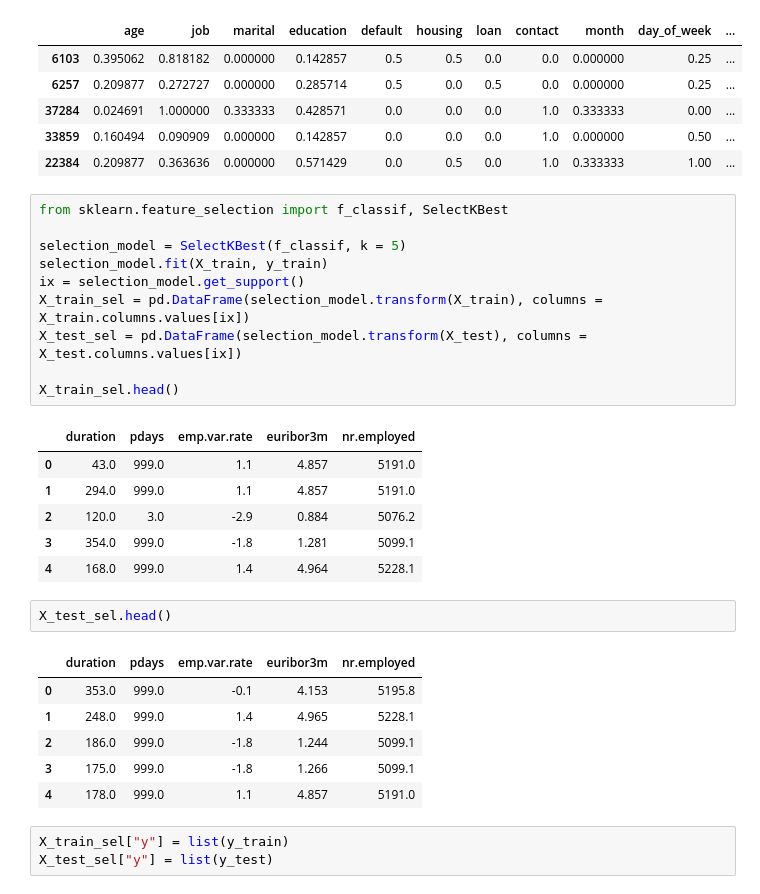
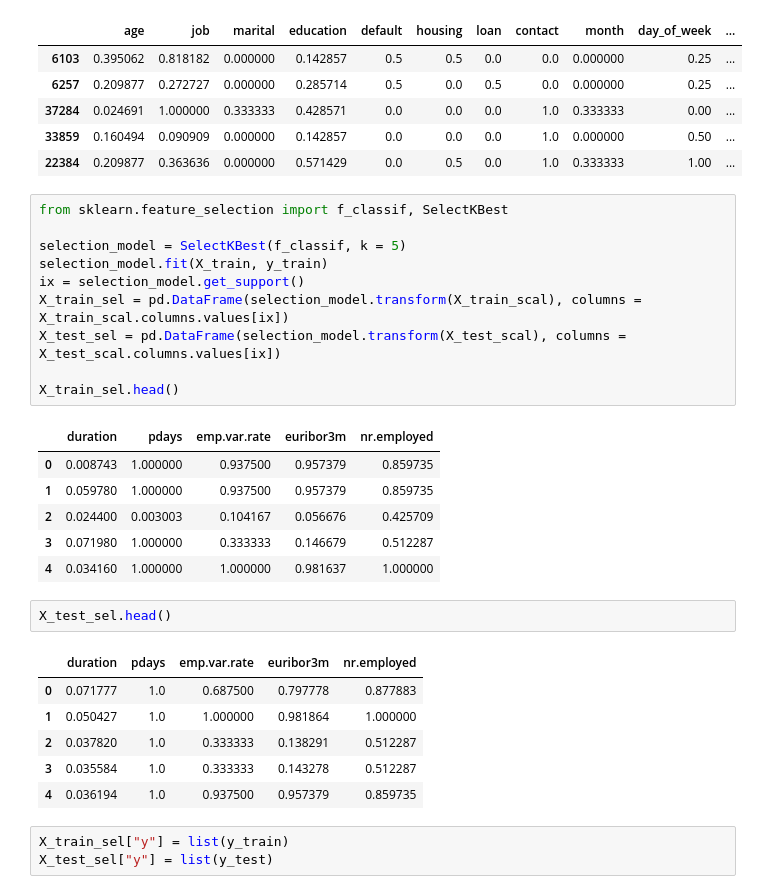
Before and after one commit to VonHyde/bank-marketing-ml-algorithm, a Jupyter notebook: src/explore.ipynb, the cells around one changed output. Cells and saved outputs as stored; diff of their text form.

```diff
--- a/src/explore.ipynb
+++ b/src/explore.ipynb
@@ -298,29 +305,29 @@ X_train_scal.head()
 # %%
 from sklearn.feature_selection import f_classif, SelectKBest
 
 selection_model = SelectKBest(f_classif, k = 5)
 selection_model.fit(X_train, y_train)
 ix = selection_model.get_support()
-X_train_sel = pd.DataFrame(selection_model.transform(X_train), columns = X_train.columns.values[ix])
-X_test_sel = pd.DataFrame(selection_model.transform(X_test), columns = X_test.columns.values[ix])
+X_train_sel = pd.DataFrame(selection_model.transform(X_train_scal), columns = X_train_scal.columns.values[ix])
+X_test_sel = pd.DataFrame(selection_model.transform(X_test_scal), columns = X_test_scal.columns.values[ix])
 
 X_train_sel.head()
 # %% [output]
 |  | duration | pdays | emp.var.rate | euribor3m | nr.employed |
-| 0 | 43.0 | 999.0 | 1.1 | 4.857 | 5191.0 |
-| 1 | 294.0 | 999.0 | 1.1 | 4.857 | 5191.0 |
-| 2 | 120.0 | 3.0 | -2.9 | 0.884 | 5076.2 |
-| 3 | 354.0 | 999.0 | -1.8 | 1.281 | 5099.1 |
-| 4 | 168.0 | 999.0 | 1.4 | 4.964 | 5228.1 |
+| 0 | 0.008743 | 1.000000 | 0.937500 | 0.957379 | 0.859735 |
+| 1 | 0.059780 | 1.000000 | 0.937500 | 0.957379 | 0.859735 |
+| 2 | 0.024400 | 0.003003 | 0.104167 | 0.056676 | 0.425709 |
+| 3 | 0.071980 | 1.000000 | 0.333333 | 0.146679 | 0.512287 |
+| 4 | 0.034160 | 1.000000 | 1.000000 | 0.981637 | 1.000000 |
 # %%
 X_test_sel.head()
 # %% [output]
 |  | duration | pdays | emp.var.rate | euribor3m | nr.employed |
-| 0 | 353.0 | 999.0 | -0.1 | 4.153 | 5195.8 |
-| 1 | 248.0 | 999.0 | 1.4 | 4.965 | 5228.1 |
-| 2 | 186.0 | 999.0 | -1.8 | 1.244 | 5099.1 |
-| 3 | 175.0 | 999.0 | -1.8 | 1.266 | 5099.1 |
-| 4 | 178.0 | 999.0 | 1.1 | 4.857 | 5191.0 |
+| 0 | 0.071777 | 1.0 | 0.687500 | 0.797778 | 0.877883 |
+| 1 | 0.050427 | 1.0 | 1.000000 | 0.981864 | 1.000000 |
+| 2 | 0.037820 | 1.0 | 0.333333 | 0.138291 | 0.512287 |
+| 3 | 0.035584 | 1.0 | 0.333333 | 0.143278 | 0.512287 |
+| 4 | 0.036194 | 1.0 | 0.937500 | 0.957379 | 0.859735 |
 # %%
 X_train_sel["y"] = list(y_train)
 X_test_sel["y"] = list(y_test)
```
Also changed, not shown: parts of 8 cells of this notebook, 3 other files.
